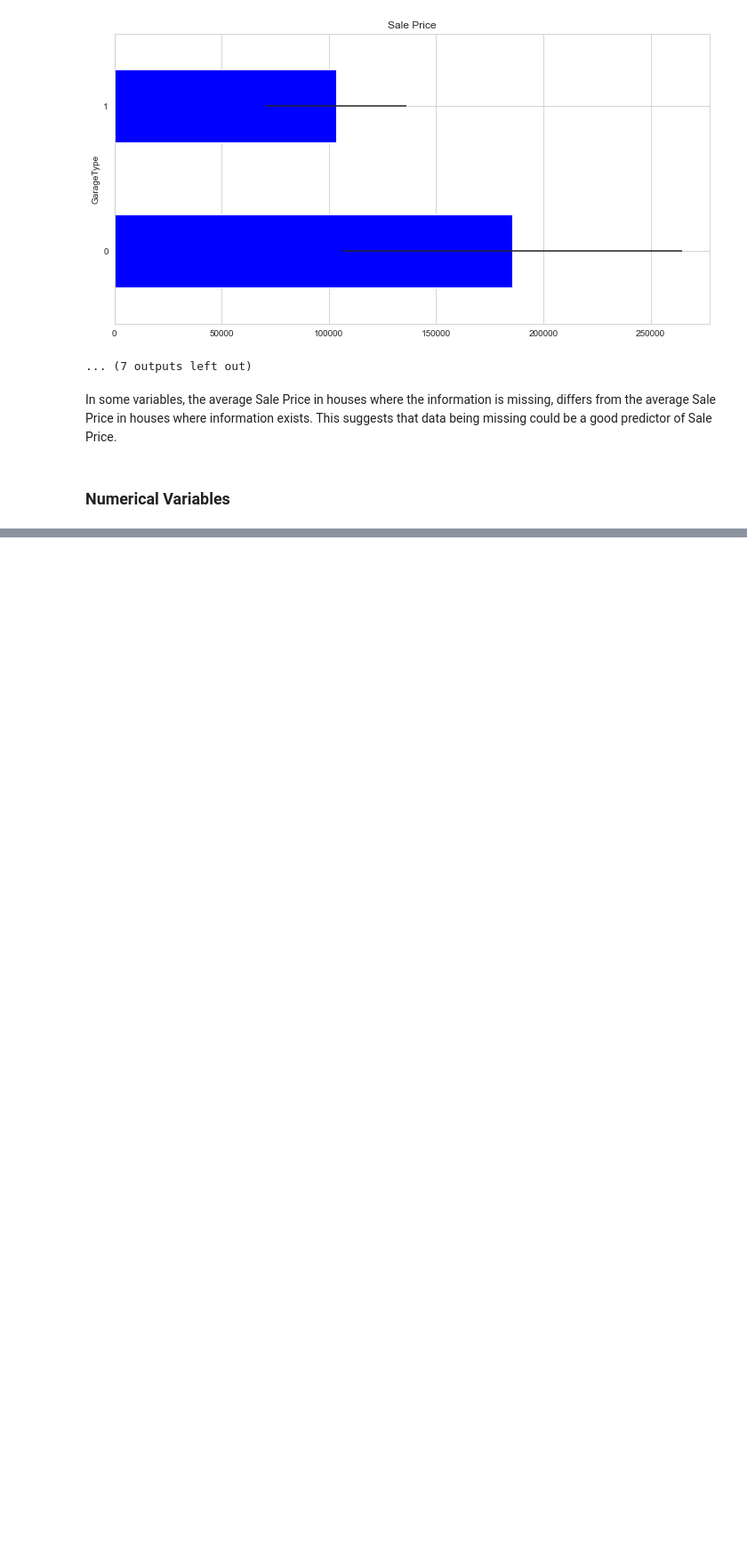
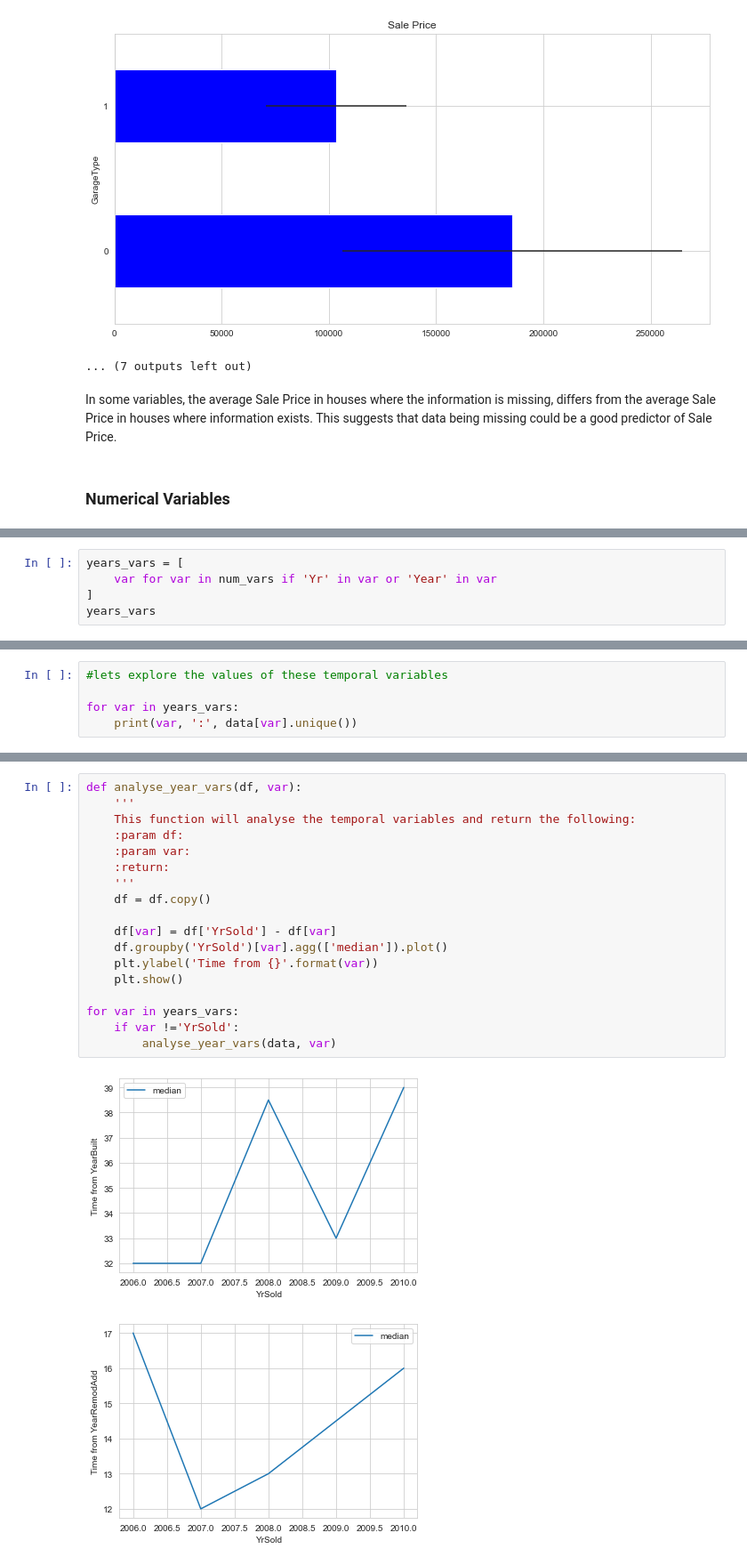
Before and after one commit to cbvreis/-Deployment-of-Machine-Learning-Models, a Jupyter notebook: notebooks/house_prices/01_ml_data_analysis.ipynb, the cells around one changed output, grey strips where cells are left out. Shown at 89% size. Drawn from its saved outputs; the diff is of its cells as text; blank space fills up the shorter version.

```diff
--- a/notebooks/house_prices/01_ml_data_analysis.ipynb
+++ b/notebooks/house_prices/01_ml_data_analysis.ipynb
@@ -242,0 +266,5 @@ In some variables, the average Sale Price in houses where the information is mis
+# %%
+years_vars = [
+    var for var in num_vars if 'Yr' in var or 'Year' in var
+]
+years_vars
@@ -242,0 +273,5 @@ In some variables, the average Sale Price in houses where the information is mis
+# %%
+#lets explore the values of these temporal variables
+
+for var in years_vars:
+    print(var, ':', data[var].unique())
@@ -242,0 +313,21 @@ In some variables, the average Sale Price in houses where the information is mis
+# %%
+def analyse_year_vars(df, var):
+    '''
+    This function will analyse the temporal variables and return the following:
+    :param df:
+    :param var:
+    :return:
+    '''
+    df = df.copy()
+
+    df[var] = df['YrSold'] - df[var]
+    df.groupby('YrSold')[var].agg(['median']).plot()
+    plt.ylabel('Time from {}'.format(var))
+    plt.show()
+
+for var in years_vars:
+    if var !='YrSold':
+        analyse_year_vars(data, var)
+# %% [output]
+[figure, added]
+[figure, added]
```
Also changed, not shown: parts of 58 cells of this notebook.
